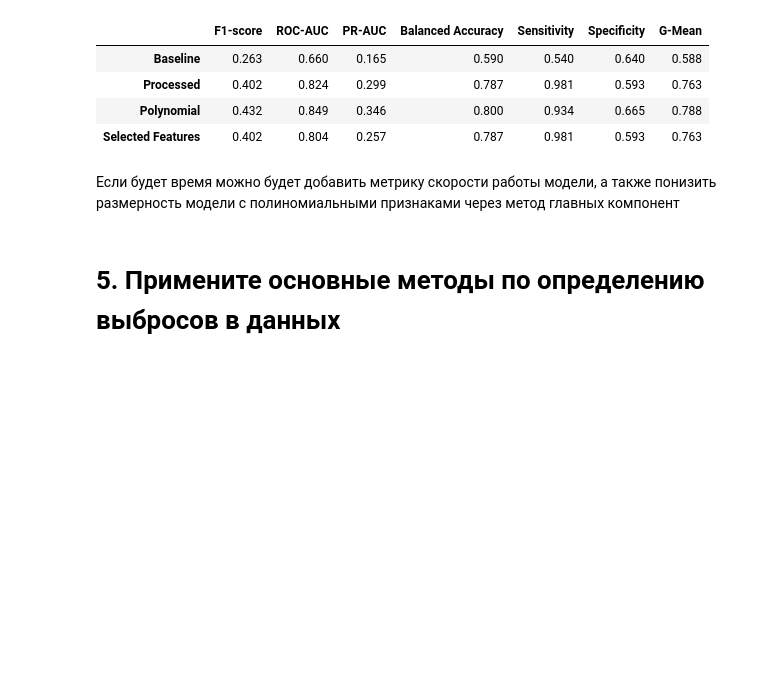
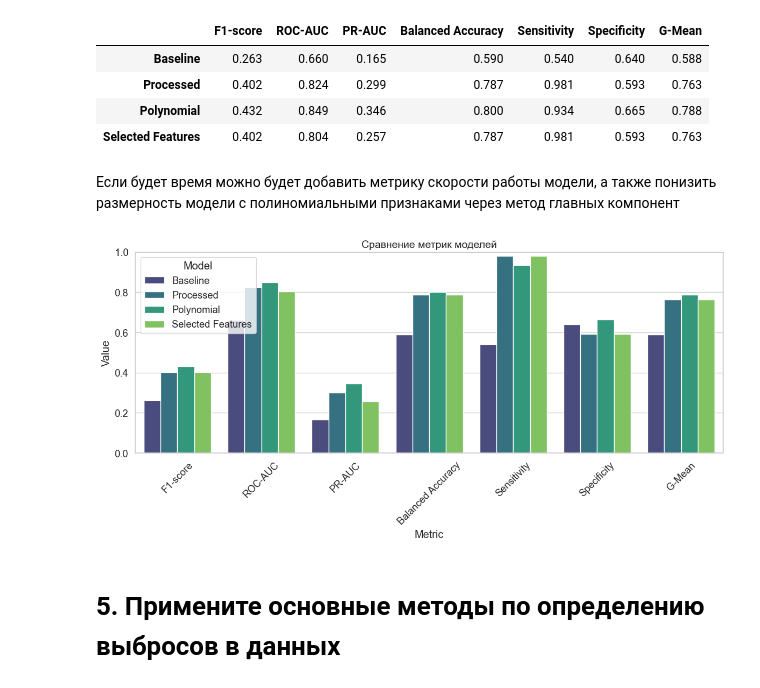
Before and after one commit to MBallod/ProjectPractice_InsuranceCase, a Jupyter notebook: Project_Practice_Insurance_Cross_Selling_300525.ipynb, the cells around one changed output. Cells and saved outputs as stored; diff of their text form; code cells hidden in the pictures; blank space fills up the shorter version.

```diff
--- a/Project_Practice_Insurance_Cross_Selling_300525.ipynb
+++ b/Project_Practice_Insurance_Cross_Selling_300525.ipynb
@@ -267,6 +265,22 @@ results_df
 | Selected Features | 0.402 | 0.804 | 0.257 | 0.787 | 0.981 | 0.593 | 0.763 |
 # %% [markdown]
 Если будет время можно будет добавить метрику скорости работы модели, а также понизить размерность модели с полиномиальными признаками через метод главных компонент
+# %%
+plt.figure(figsize=(12, 6))
+sns.set_style("whitegrid")
+
+# Переворачиваем для удобного отображения
+df_plot = results_df.reset_index().melt(id_vars='index', var_name='Metric', value_name='Value')
+
+ax = sns.barplot(data=df_plot, x='Metric', y='Value', hue='index', palette='viridis')
+plt.title('Сравнение метрик моделей', fontsize=14)
+plt.ylim(0, 1)
+plt.legend(title='Model')
+plt.xticks(rotation=45)
+plt.tight_layout()
+plt.show()
+# %% [output]
+[figure, added]
 # %% [markdown]
 # 5. Примените основные методы по определению выбросов в данных
 # %% [markdown]
```
Also changed, not shown: parts of 14 cells of this notebook.
